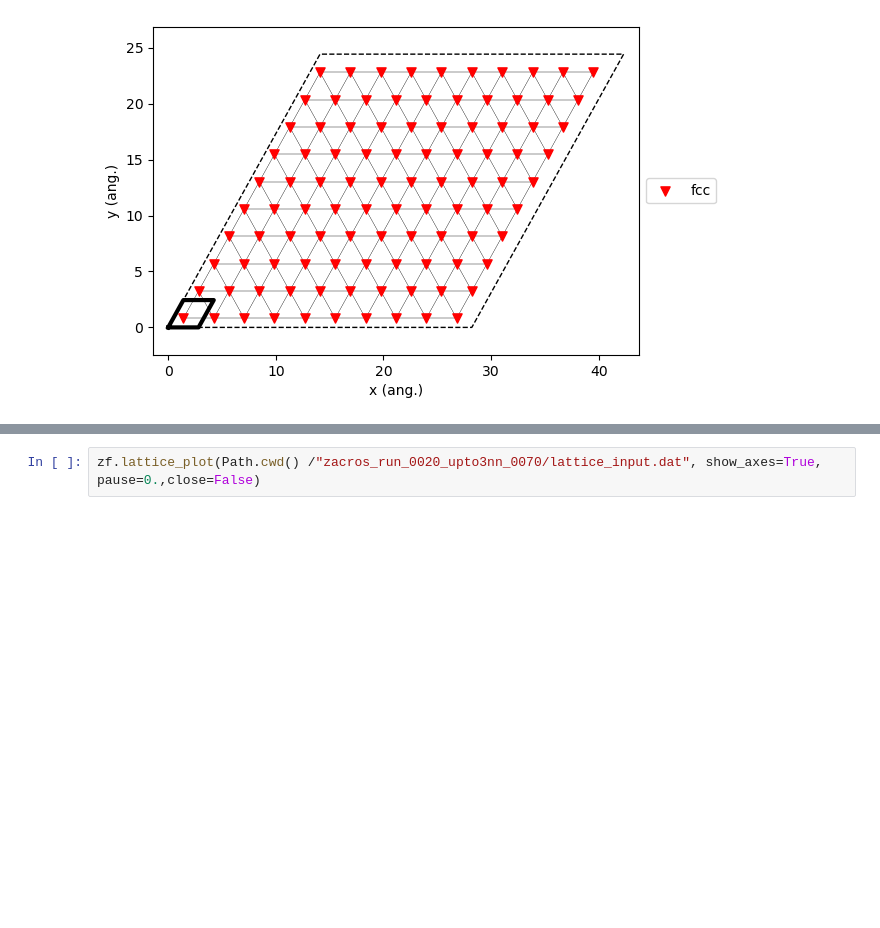
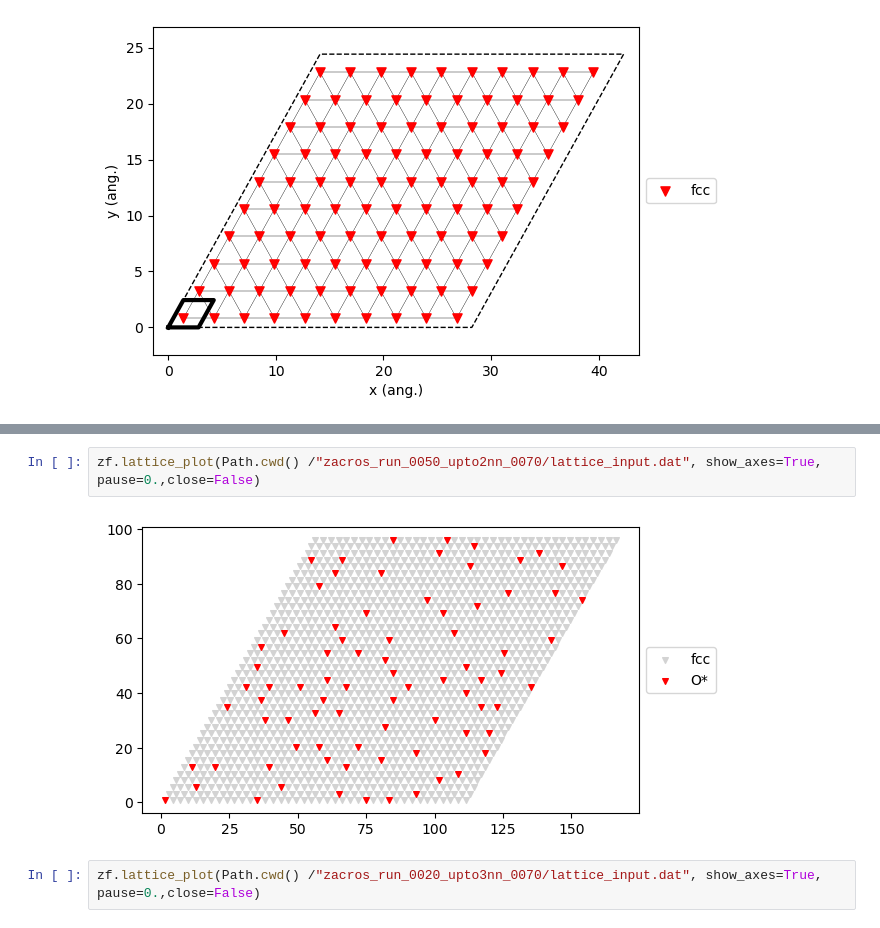
Before and after one commit to akandra/O_Pt111, a Jupyter notebook: O_Pt111-zacros.ipynb, the cells around one changed output, grey strips where cells are left out. Saved outputs shown, nothing was run; the diff lists cells and outputs as text; blank space fills up the shorter version.

```diff
--- a/O_Pt111-zacros.ipynb
+++ b/O_Pt111-zacros.ipynb
@@ -105,5 +103,9 @@ Directory zacros_run_0050_upto9nn_0070 already exists. Skipping...
  Logger initialised at level INFO
  NO THREADS
+# %%
+zf.lattice_plot(Path.cwd() /"zacros_run_0050_upto2nn_0070/lattice_input.dat", show_axes=True, pause=0.,close=False)
+# %% [output]
+[figure, added]
 # %%
 zf.lattice_plot(Path.cwd() /"zacros_run_0020_upto3nn_0070/lattice_input.dat", show_axes=True, pause=0.,close=False)
 # %% [output]
```
Also changed, not shown: parts of 3 cells of this notebook, 1 other file.
